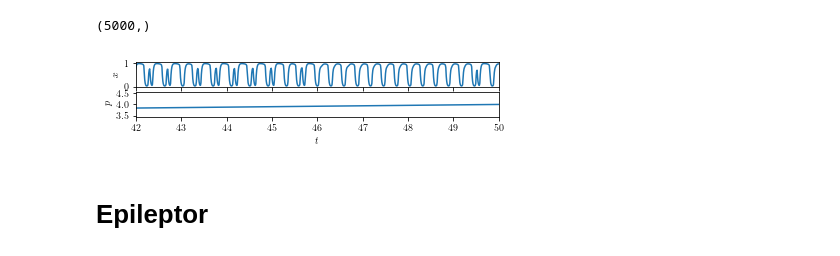
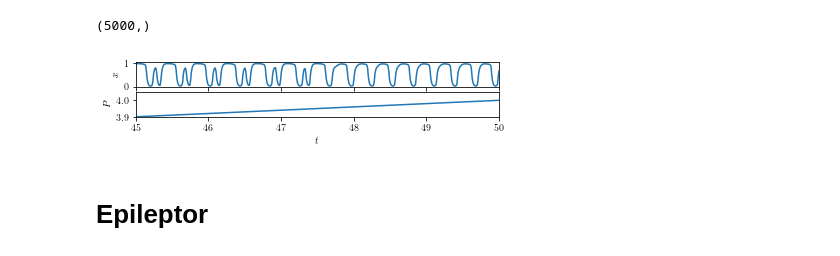
Before and after one commit to henmitch/chimera-2019, a Jupyter notebook: final/code/final.ipynb, the cells around one changed output. Drawn from its saved outputs; the diff is of its cells as text; code cells hidden in the pictures.

```diff
--- a/final/code/final.ipynb
+++ b/final/code/final.ipynb
@@ -7,7 +7,7 @@ import pickle
 from numba import jit
 from scipy.integrate import solve_ivp
 # %%
-size = (6.5, 2)
+size = (6.5, 1)
 # %% [markdown]
 # Kuramoto Model
 
@@ -227,20 +226,21 @@ wc_vary_p_sol.t.shape
 # %% [output]
 (5000,)
 # %%
-%%script false
+# %%script false
 fig, [x_ax, p_ax] = plt.subplots(2, 1, sharex=True)
 x_ax.plot(wc_vary_p_sol.t, wc_vary_p_y[0])
 x_ax.set_ylabel("$x$")
 
 p_ax.plot(wc_vary_p_sol.t, external(wc_vary_p_sol.t)[0])
-p_ax.set_ylabel("$p$")
+p_ax.set_ylabel("$P$")
 p_ax.set_xlabel("$t$")
-p_ax.set_xlim([42, 50])
+p_ax.set_ylim([3.9, 4.05])
+p_ax.set_xlim([45, 50])
 
 fig.set_size_inches(*size, forward=True)
 plt.savefig("../figure/wc_bifurcation", dpi=700, bbox_inches="tight")
 # %% [output]
-[figure, old version]
+[figure, new version]
 # %% [markdown]
 # Epileptor
 # %%
```
Also changed, not shown: parts of 4 cells of this notebook, 13 other files.
